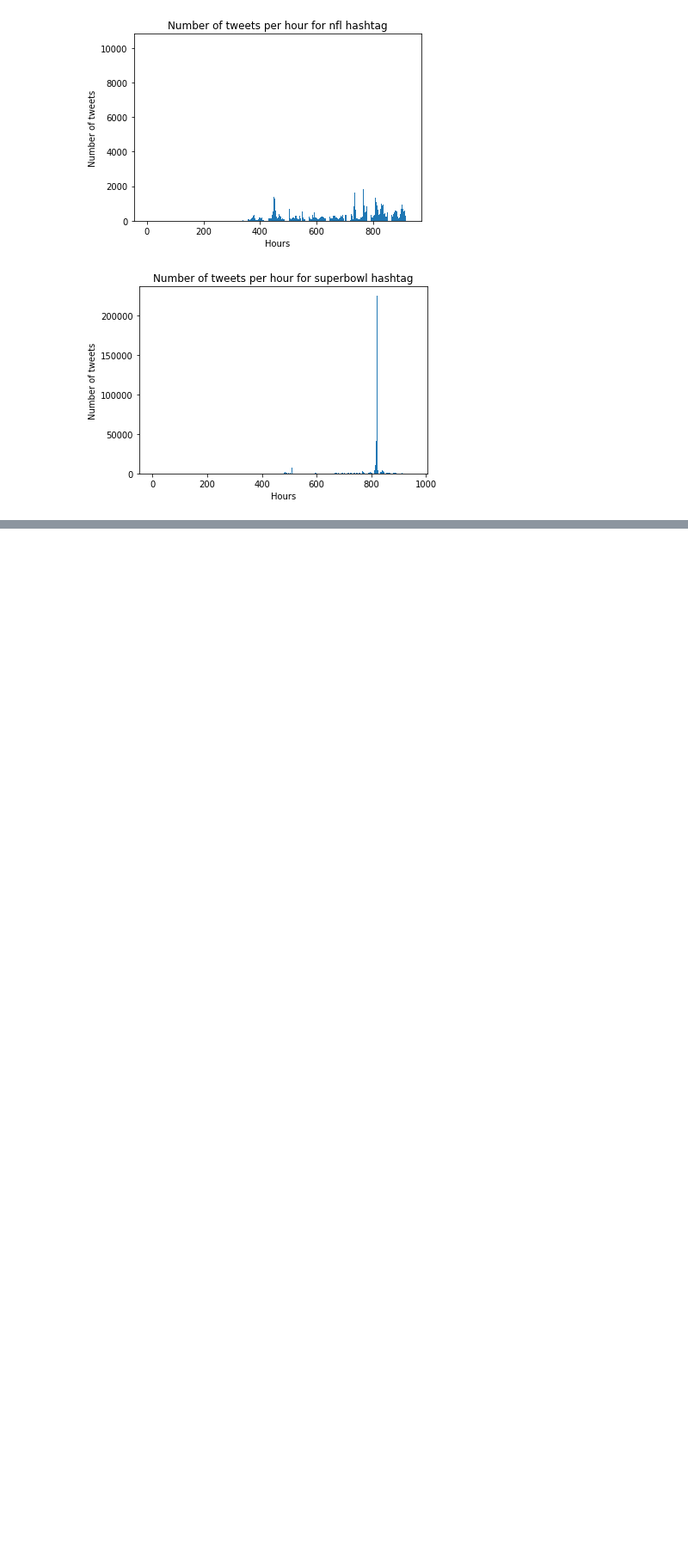
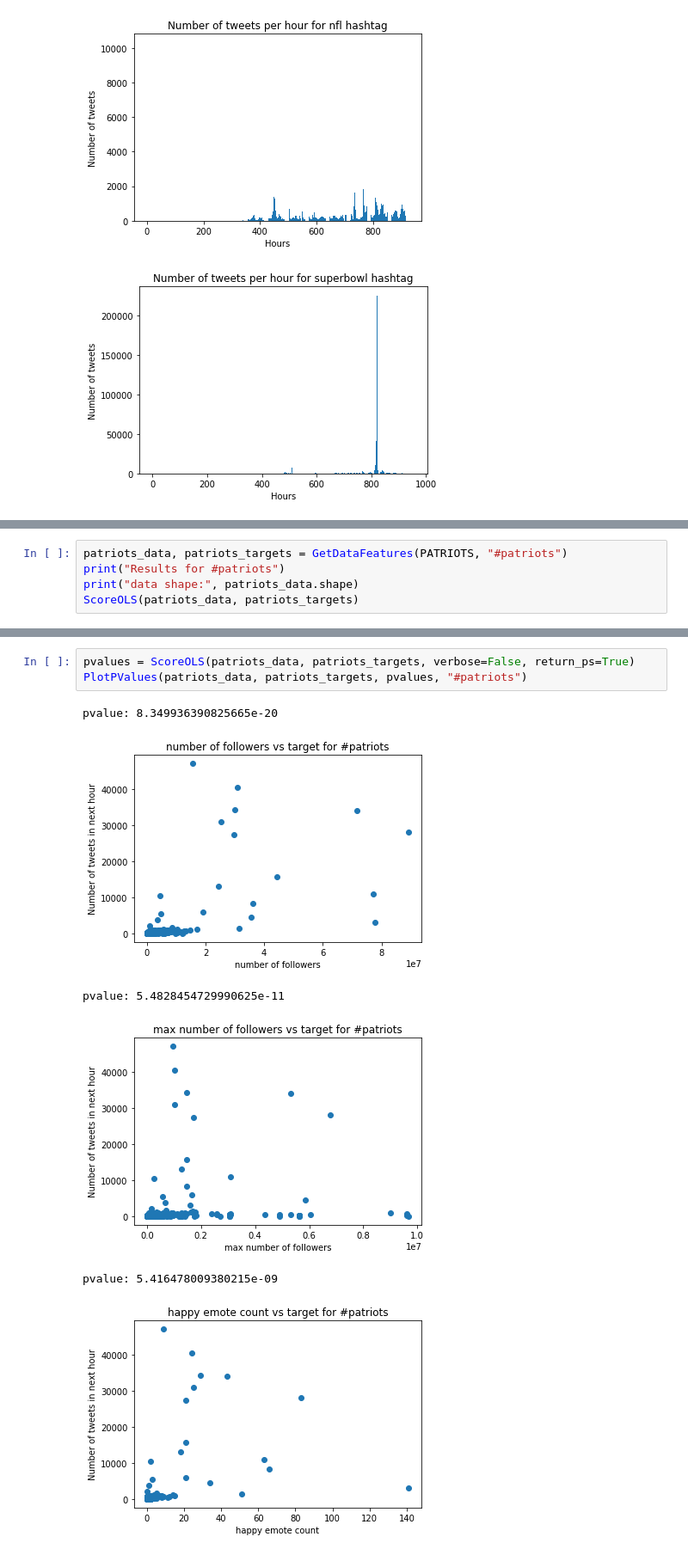
Before and after one commit to sbauersfeld/ECE219, a Jupyter notebook: Project5/part1.ipynb, the cells around one changed output, grey strips where cells are left out. Shown at 86% size. Saved outputs shown, nothing was run; the diff lists cells and outputs as text; blank space fills up the shorter version.

```diff
--- a/Project5/part1.ipynb
+++ b/Project5/part1.ipynb
@@ -246,0 +369,5 @@ pvalues: [6.79117354e-01 5.34996023e-08 2.47299661e-05 9.82943706e-84
+# %%
+patriots_data, patriots_targets = GetDataFeatures(PATRIOTS, "#patriots")
+print("Results for #patriots")
+print("data shape:", patriots_data.shape)
+ScoreOLS(patriots_data, patriots_targets)
@@ -246,0 +474,10 @@ pvalues: [6.79117354e-01 5.34996023e-08 2.47299661e-05 9.82943706e-84
+# %%
+pvalues = ScoreOLS(patriots_data, patriots_targets, verbose=False, return_ps=True)
+PlotPValues(patriots_data, patriots_targets, pvalues, "#patriots")
+# %% [output]
+pvalue: 8.349936390825665e-20
+[figure, added]
+pvalue: 5.4828454729990625e-11
+[figure, added]
+pvalue: 5.416478009380215e-09
+[figure, added]
```
Also changed, not shown: parts of 17 cells of this notebook.
